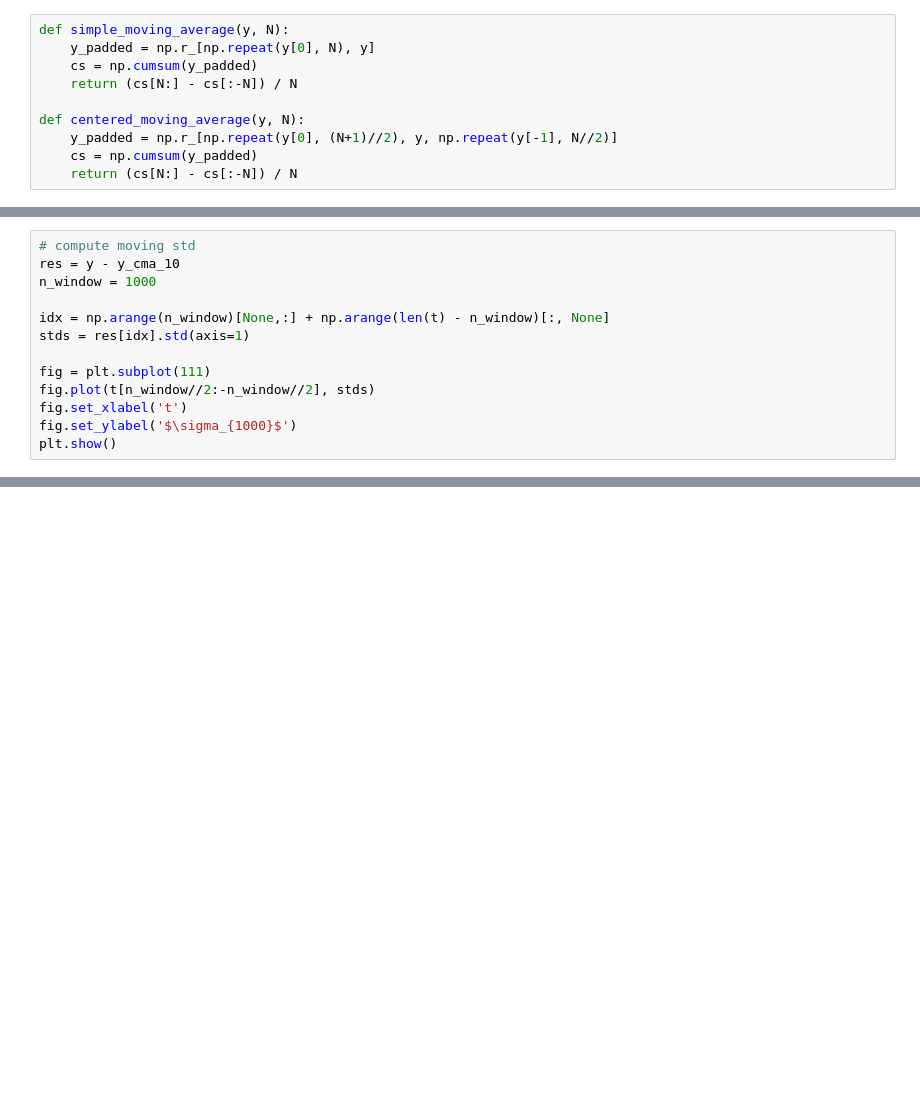
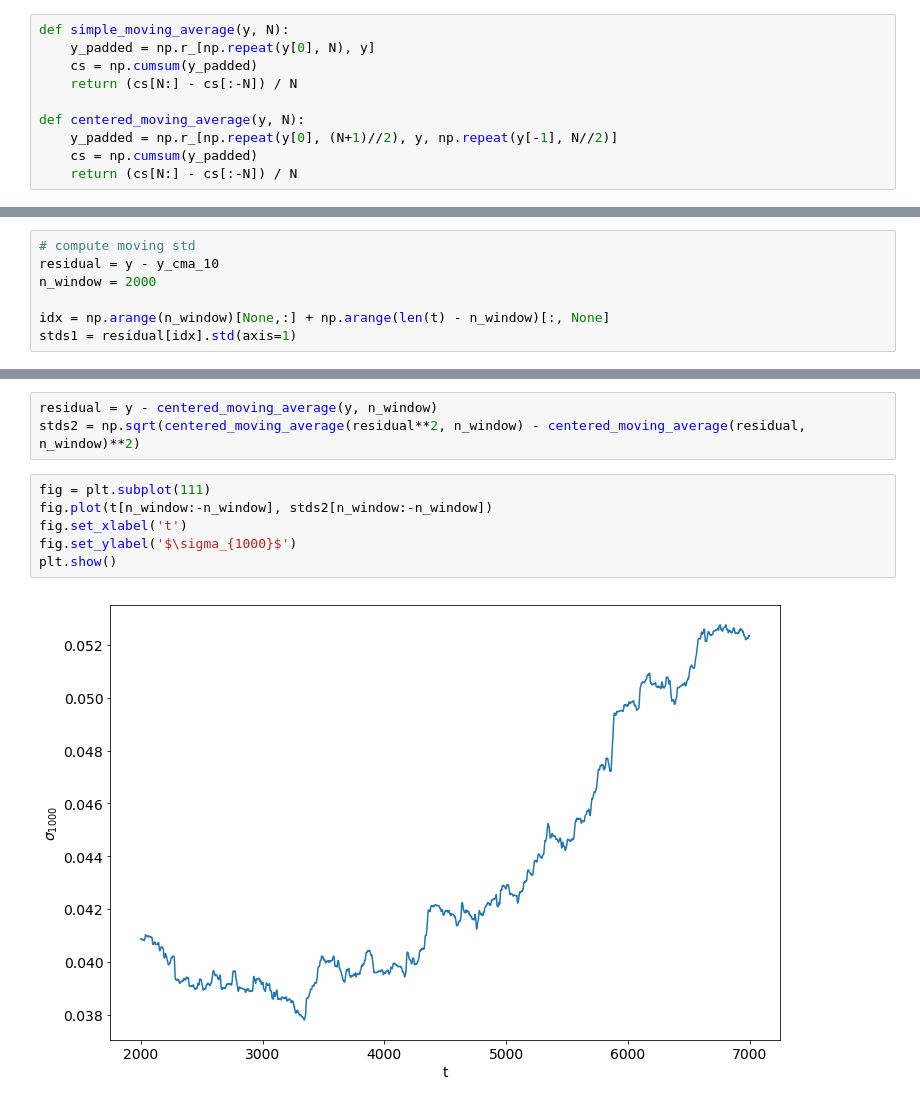
Before and after one commit to jhidding/stability, a Jupyter notebook: Data analysis.ipynb, the cells around one changed output, grey strips where cells are left out. Cells and saved outputs as stored; diff of their text form; blank space fills up the shorter version.

```diff
--- a/Data analysis.ipynb
+++ b/Data analysis.ipynb
@@ -56,13 +58,7 @@ plt.show()
 # %%
 # compute moving std
-res = y - y_cma_10
-n_window = 1000
+residual = y - y_cma_10
+n_window = 2000
 
 idx = np.arange(n_window)[None,:] + np.arange(len(t) - n_window)[:, None]
-stds = res[idx].std(axis=1)
-
-fig = plt.subplot(111)
-fig.plot(t[n_window//2:-n_window//2], stds)
-fig.set_xlabel('t')
-fig.set_ylabel('$\sigma_{1000}$')
-plt.show()
+stds1 = residual[idx].std(axis=1)
@@ -70,0 +70,11 @@ plt.show()
+# %%
+residual = y - centered_moving_average(y, n_window)
+stds2 = np.sqrt(centered_moving_average(residual**2, n_window) - centered_moving_average(residual, n_window)**2)
+# %%
+fig = plt.subplot(111)
+fig.plot(t[n_window:-n_window], stds2[n_window:-n_window])
+fig.set_xlabel('t')
+fig.set_ylabel('$\sigma_{1000}$')
+plt.show()
+# %% [output]
+[figure, added]
```
Also changed, not shown: parts of 5 cells of this notebook, 2 other files.
